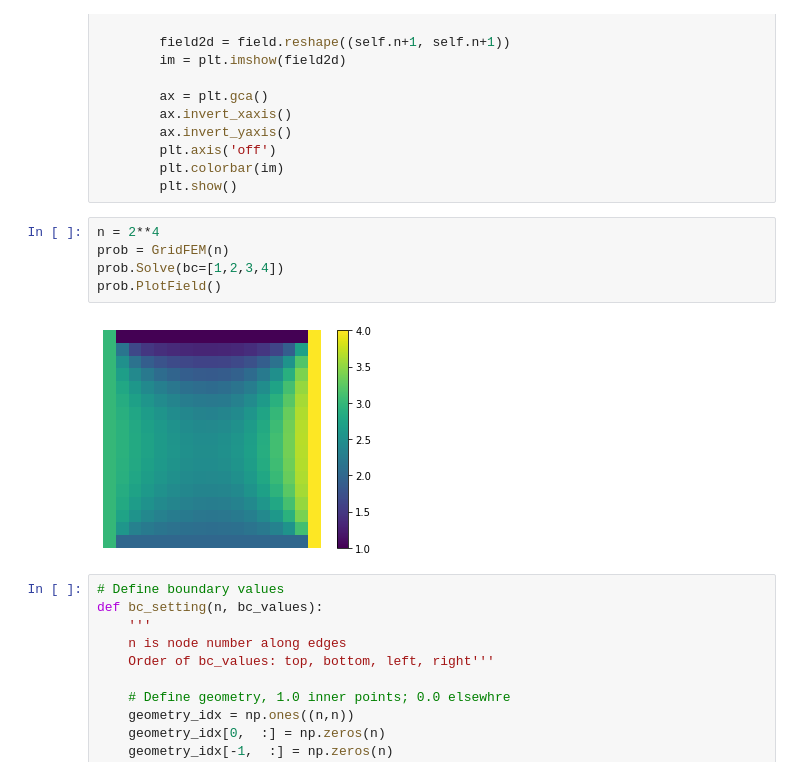
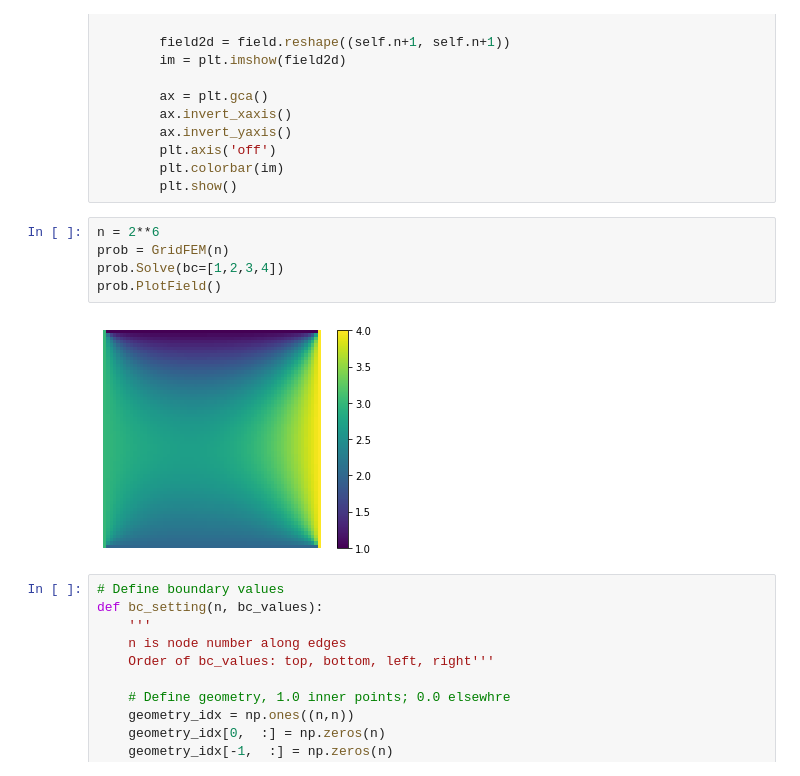
Before and after one commit to longfish/Multigrid-FEANet, a Jupyter notebook: Data/IsoPoisson/python_fem.ipynb, the cells around one changed output. Cells and saved outputs as stored; diff of their text form.

```diff
--- a/Data/IsoPoisson/python_fem.ipynb
+++ b/Data/IsoPoisson/python_fem.ipynb
@@ -192,12 +192,12 @@ class GridFEM():
         plt.colorbar(im)
         plt.show()
 # %%
-n = 2**4
+n = 2**6
 prob = GridFEM(n)
 prob.Solve(bc=[1,2,3,4])
 prob.PlotField()
 # %% [output]
-[figure, old version]
+[figure, new version]
 # %%
 # Define boundary values
 def bc_setting(n, bc_values):
```
Also changed, not shown: parts of 1 cell of this notebook, 5 other files.
